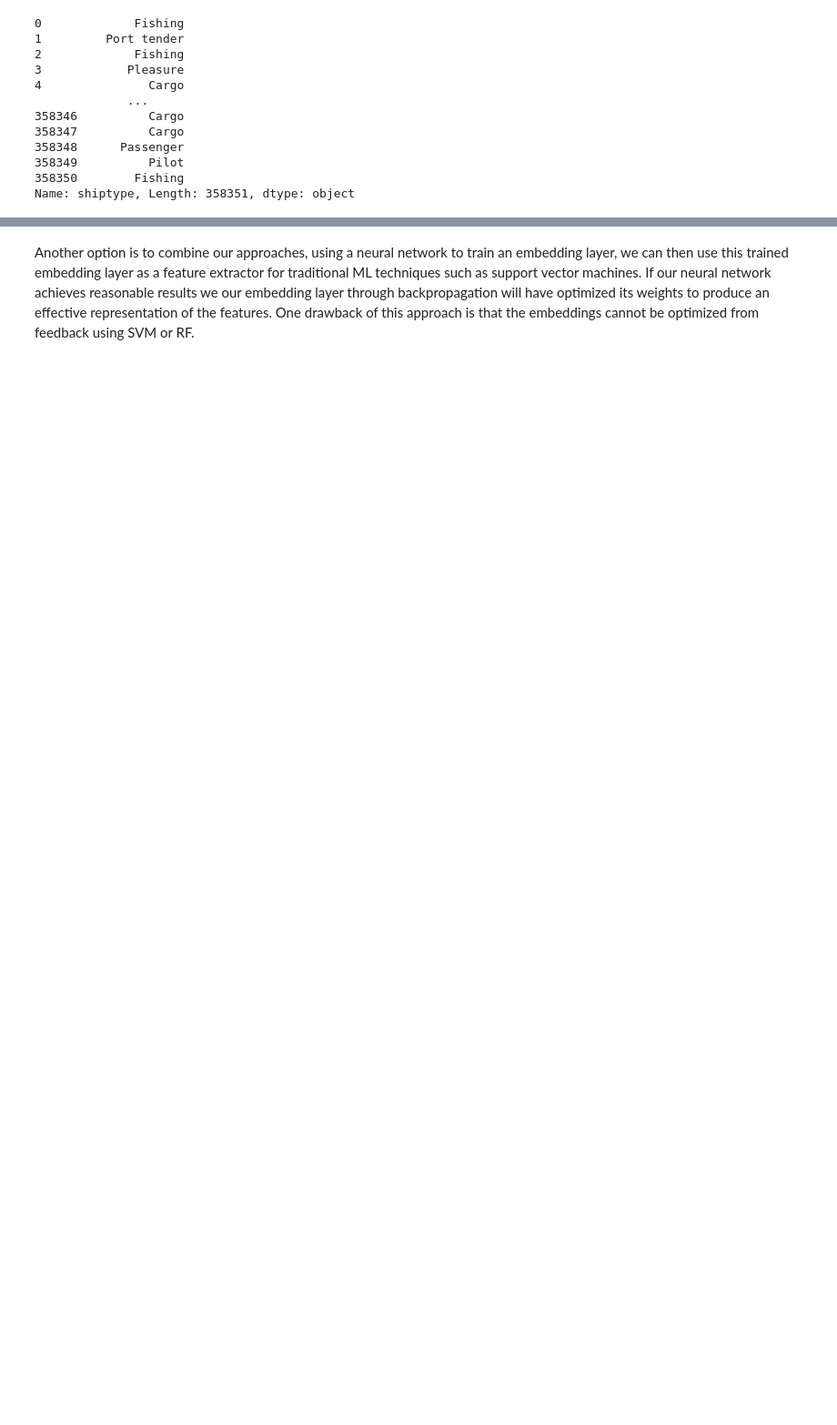
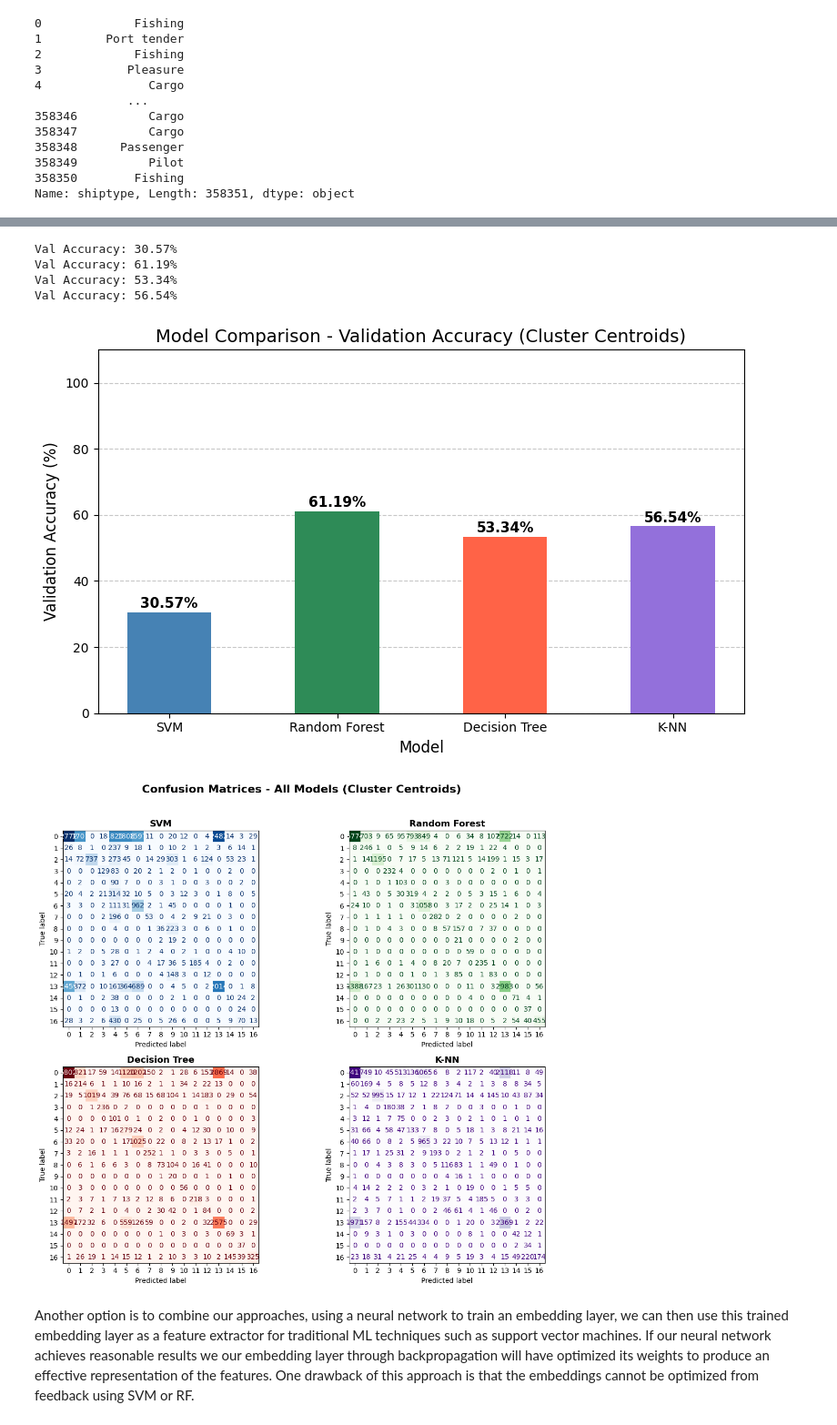
Before and after one commit to brasdorlakes/NTN_lab_AI_seminar, a Jupyter notebook: Seminar_Notebook2.ipynb, the cells around one changed output, grey strips where cells are left out. Shown at 91% size. Saved outputs shown, nothing was run; the diff lists cells and outputs as text; code cells hidden in the pictures; blank space fills up the shorter version.

```diff
--- a/Seminar_Notebook2.ipynb
+++ b/Seminar_Notebook2.ipynb
@@ -818,7 +972,7 @@ plt.show()
 # %%
 #UnderSampling
 #Implement an undersampling strategy
-cluster_centroid=imblearn.under_sampling.ClusterCentroids(sampling_strategy='majority')
+cluster_centroid=imblearn.under_sampling.ClusterCentroids()
 X_train, X_val_usampled,y_train, y_val_usampled = sk.model_selection.train_test_split(
     X_train,
     y_train,
@@ -865,33 +1019,40 @@ undersample_accuracies = [accuracy_score(y_val_usampled, p) * 100 for p in under
 
 fig, ax = plt.subplots(figsize=(8, 5))
 bars = ax.bar(models, undersample_accuracies, color=bar_colors, width=0.5)
 
 for bar, acc in zip(bars, undersample_accuracies):
     ax.text(bar.get_x() + bar.get_width() / 2, bar.get_height() + 0.5,
             f'{acc:.2f}%', ha='center', va='bottom', fontsize=11, fontweight='bold')
 
 ax.set_xlabel('Model', fontsize=12)
 ax.set_ylabel('Validation Accuracy (%)', fontsize=12)
 ax.set_title('Model Comparison - Validation Accuracy (Cluster Centroids)', fontsize=14)
 ax.set_ylim(0, 110)
 ax.yaxis.grid(True, linestyle='--', alpha=0.7)
 ax.set_axisbelow(True)
 plt.tight_layout()
 plt.show()
 
 # --- Confusion Matrices ---
 fig, axes = plt.subplots(2, 2, figsize=(12, 10))
 axes = axes.flatten()
 
 for ax, model_name, pred, cmap in zip(axes, models, undersample_preds, colors):
     cm = confusion_matrix(y_val_usampled, pred)
     disp = ConfusionMatrixDisplay(confusion_matrix=cm)
     disp.plot(ax=ax, colorbar=False, cmap=cmap)
     ax.set_title(f'{model_name}', fontsize=13, fontweight='bold')
 
 plt.suptitle('Confusion Matrices - All Models (Cluster Centroids)', fontsize=16, fontweight='bold', y=1.02)
 plt.tight_layout()
 plt.show()
+# %% [output]
+Val Accuracy: 30.57%
+Val Accuracy: 61.19%
+Val Accuracy: 53.34%
+Val Accuracy: 56.54%
+[figure, added]
+[figure, added]
 # %% [markdown]
 Another option is to combine our approaches, using a neural network to train an embedding layer, we can then use this trained embedding layer as a feature extractor for traditional ML techniques such as support vector machines. If our neural network achieves reasonable results we our embedding layer through backpropagation will have optimized its weights to produce an effective representation of the features. One drawback of this approach is that the embeddings cannot be optimized from feedback using SVM or RF.
 # %%
```
Also changed, not shown: parts of 33 cells of this notebook.
